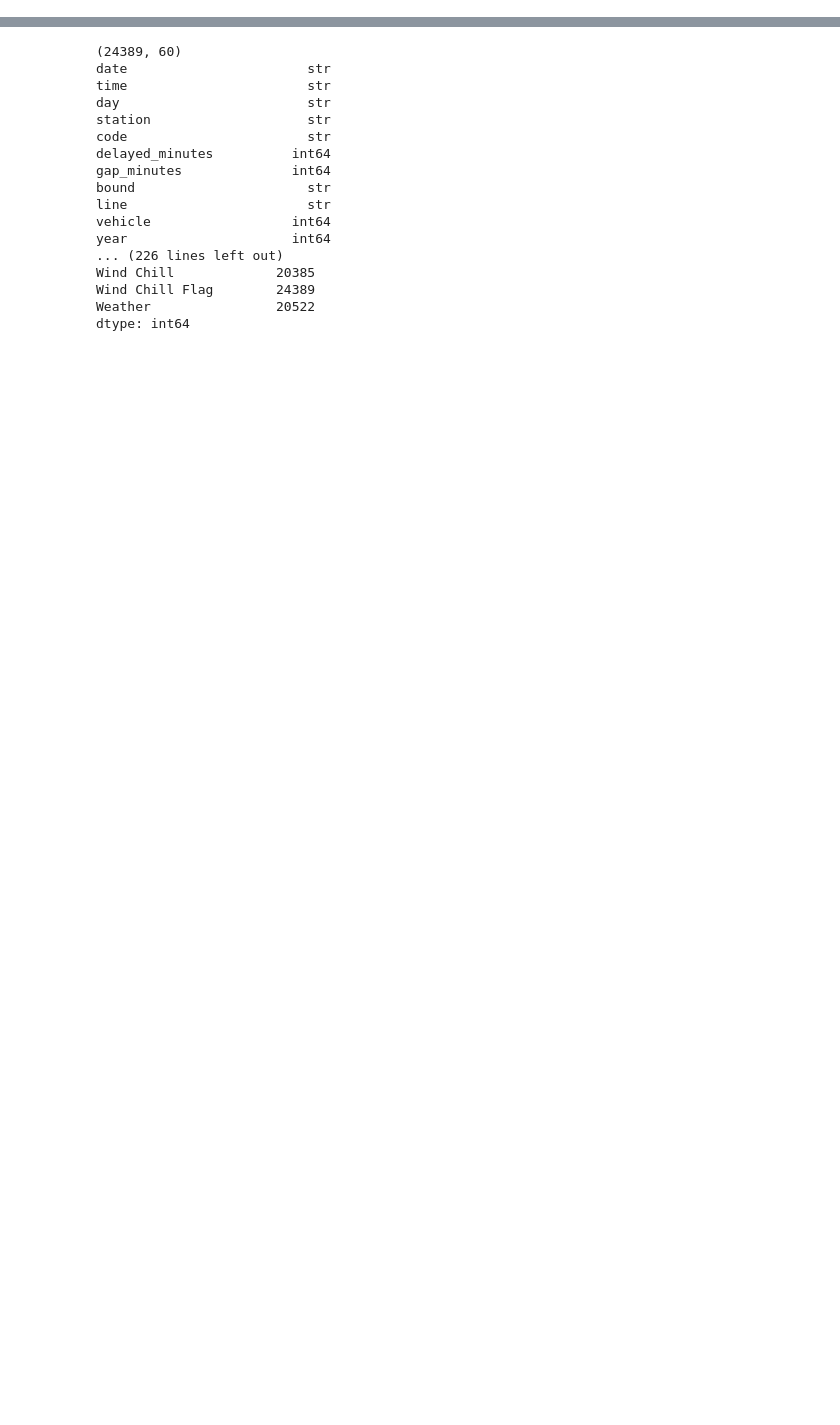
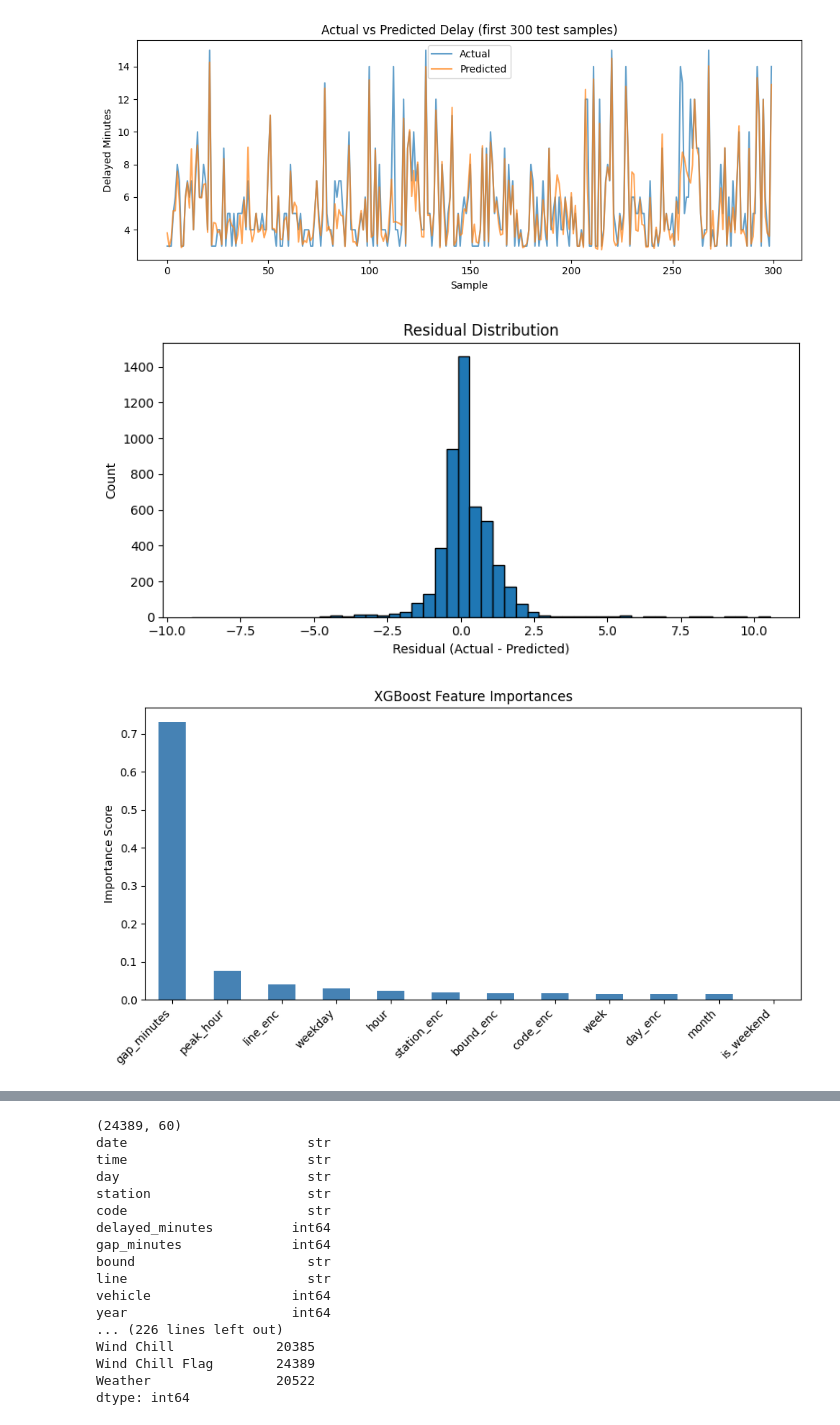
Before and after one commit to hwalia/C8ML7_subwaydelay, a Jupyter notebook: model/XGboost.ipynb, the cells around one changed output, grey strips where cells are left out. Drawn from its saved outputs; the diff is of its cells as text; code cells hidden in the pictures; blank space fills up the shorter version.

```diff
--- a/model/XGboost.ipynb
+++ b/model/XGboost.ipynb
@@ -23,0 +158,17 @@ import shap  # SHapley Additive exPlanations — explains which features drive p
+# %%
+## 7. TRAIN / TEST SPLIT (time-aware)
+
+# Calculate the index that corresponds to 80% of the data
+# We use a chronological split so the model trains on past data
+# and is tested on future data — mimicking real-world usage
+split_idx = int(len(df) * 0.8)
+
+# Everything before the split point is training data
+X_train, X_test = X.iloc[:split_idx], X.iloc[split_idx:]
+y_train, y_test = y.iloc[:split_idx], y.iloc[split_idx:]
+
+print(f"Train size: {X_train.shape[0]}, Test size: {X_test.shape[0]}")
+
+# Ensure all features are float — prevents type errors during training and SHAP
+X_train = X_train.astype(float)
+X_test  = X_test.astype(float)
@@ -23,0 +259,43 @@ import shap  # SHapley Additive exPlanations — explains which features drive p
+# %%
+## 10. VISUALIZATIONS
+
+# --- 11a. Actual vs Predicted ---
+# Plot the first 300 test samples to visually compare predictions to ground truth
+fig, ax = plt.subplots(figsize=(10, 4))
+ax.plot(y_test.values[:300], label='Actual', alpha=0.7)    # True delay values
+ax.plot(y_pred[:300],        label='Predicted', alpha=0.7) # Model's predictions
+ax.set_title('Actual vs Predicted Delay (first 300 test samples)')
+ax.set_xlabel('Sample')
+ax.set_ylabel('Delayed Minutes')
+ax.legend()
+plt.tight_layout()
+plt.show()
+
+# --- 11b. Residuals ---
+# Residuals = how wrong each prediction was (positive = underestimated, negative = overestimated)
+# A good model has residuals centered near 0 with no strong skew
+residuals = y_test.values - y_pred
+fig, ax = plt.subplots(figsize=(8, 4))
+ax.hist(residuals, bins=50, edgecolor='black')
+ax.set_title('Residual Distribution')
+ax.set_xlabel('Residual (Actual - Predicted)')
+ax.set_ylabel('Count')
+plt.tight_layout()
+plt.show()
+
+# --- 11c. Feature Importance (built-in XGBoost) ---
+# feature_importances_ shows how much each feature contributed to reducing error
+# Higher = more important to the model's decisions
+feat_imp = pd.Series(best_model.feature_importances_, index=FEATURES).sort_values(ascending=False)
+
+fig, ax = plt.subplots(figsize=(9, 5))
+feat_imp.plot(kind='bar', ax=ax, color='steelblue')
+ax.set_title('XGBoost Feature Importances')
+ax.set_ylabel('Importance Score')
+plt.xticks(rotation=45, ha='right')
+plt.tight_layout()
+plt.show()
+# %% [output]
+[figure, added]
+[figure, added]
+[figure, added]
```
Also changed, not shown: parts of 15 cells of this notebook.
